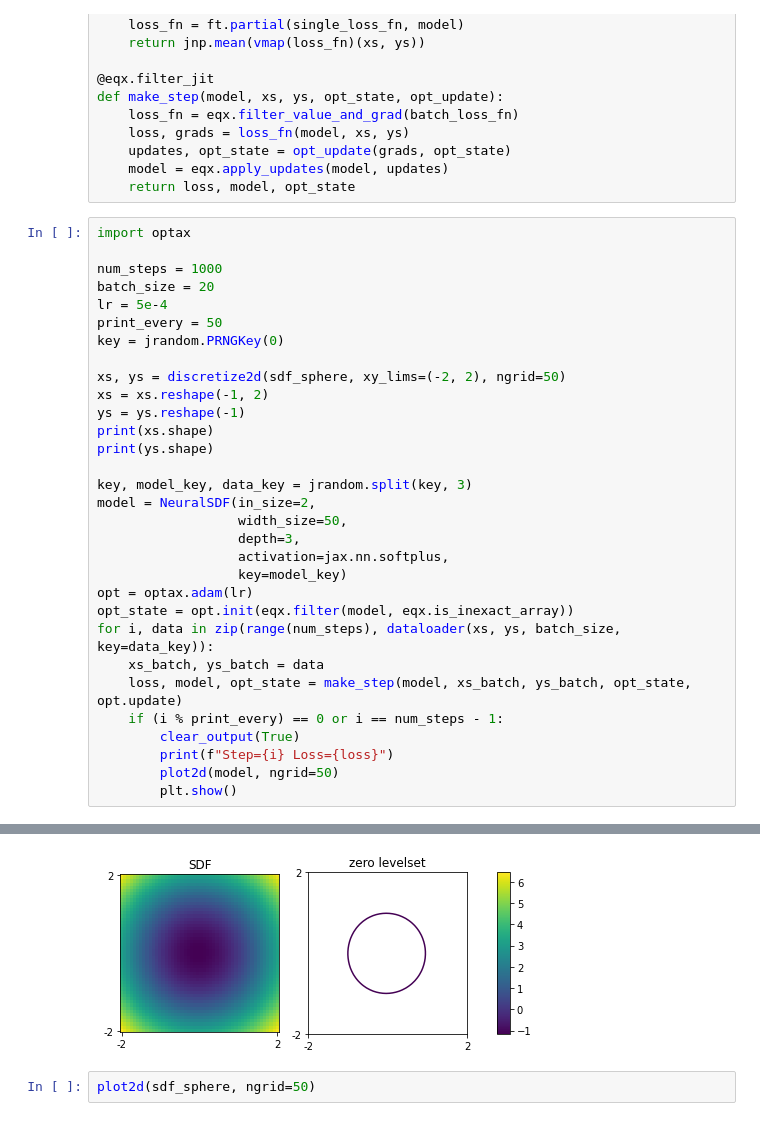
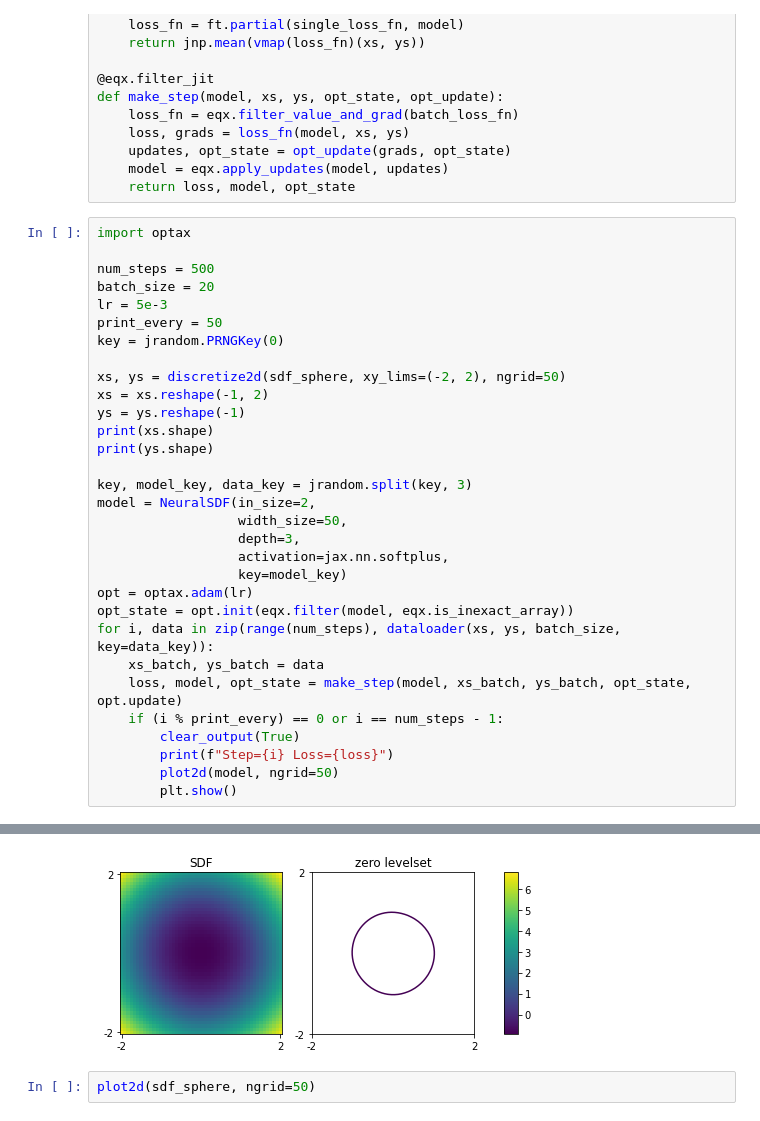
Before and after one commit to niklasschmitz/sdf_jax, a Jupyter notebook: sdf.ipynb, the cells around one changed output, grey strips where cells are left out. Cells and saved outputs as stored; diff of their text form.

```diff
--- a/implicit.ipynb
+++ b/sdf.ipynb
@@ -190,9 +190,9 @@ def make_step(model, xs, ys, opt_state, opt_update):
 # %%
 import optax
 
-num_steps = 1000
+num_steps = 500
 batch_size = 20
-lr = 5e-4
+lr = 5e-3
 print_every = 50
 key = jrandom.PRNGKey(0)
 
@@ -223,4 +223,4 @@ Step=999 Loss=0.009382512420415878
-[figure, old version]
+[figure, new version]
 # %%
 plot2d(sdf_sphere, ngrid=50)
 # %% [output]
```
Also changed, not shown: parts of 1 cell of this notebook.
